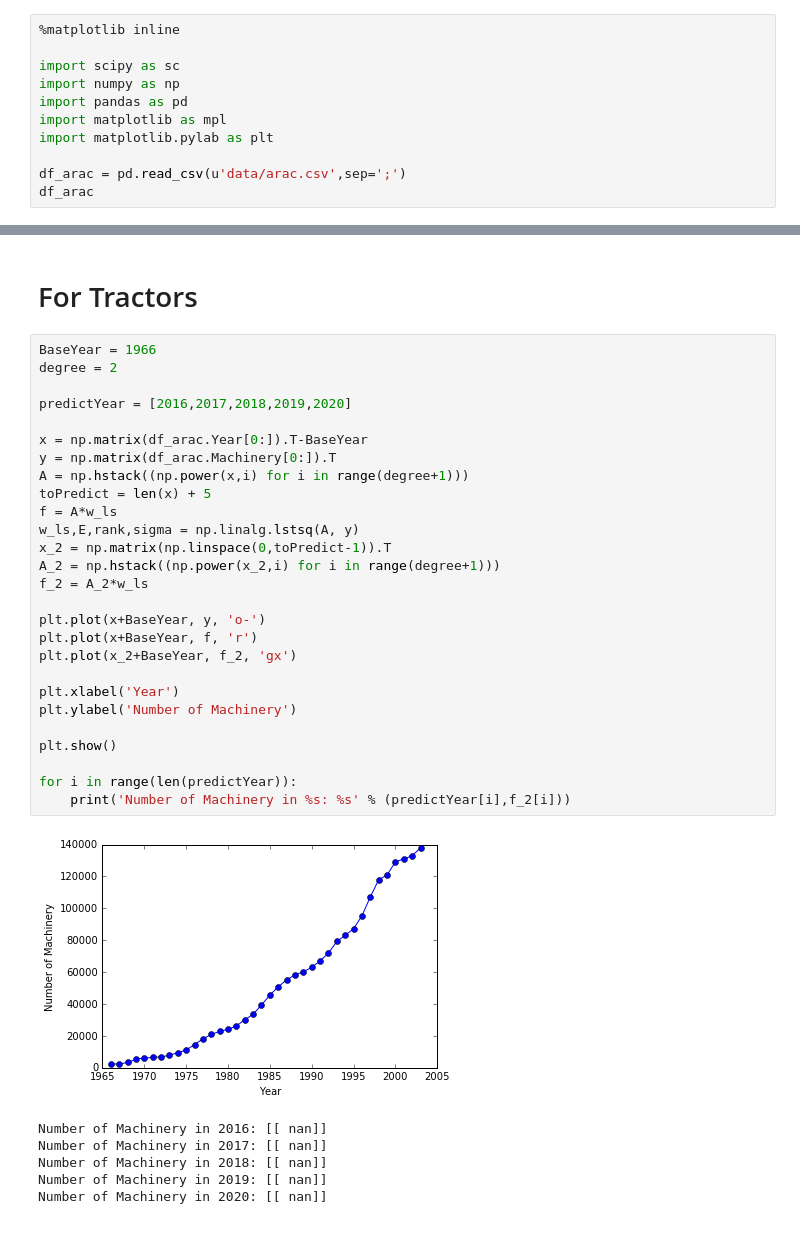
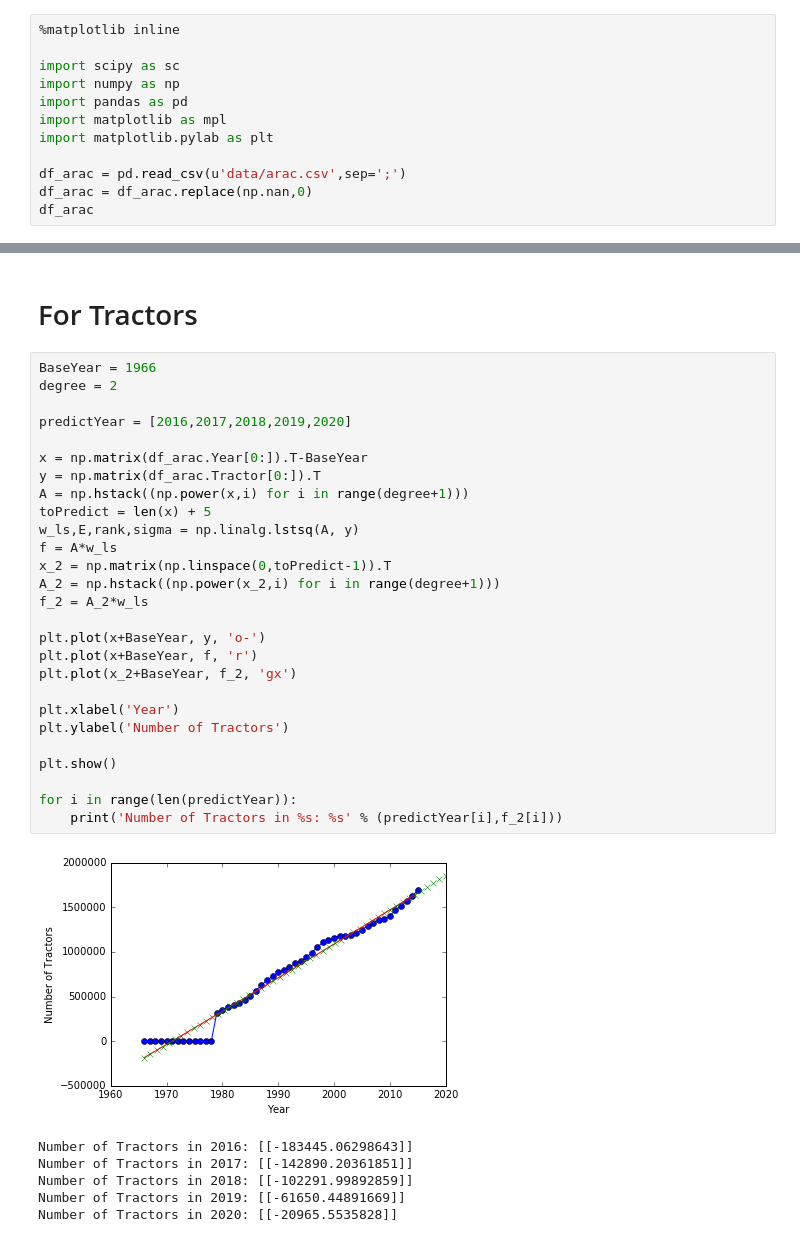
Before and after one commit to Bogazici-SWE546-Spring2016/SWE546_Assignment1, a Jupyter notebook: Assignment1.ipynb, the cells around one changed output, grey strips where cells are left out. Drawn from its saved outputs; the diff is of its cells as text.

Commit message:
Fixed NaN
Replaced NaN values with 0 and corrected Tractor graph

```diff
--- a/Assignment1.ipynb
+++ b/Assignment1.ipynb
@@ -38,6 +38,7 @@ import matplotlib as mpl
 import matplotlib.pylab as plt
 
 df_arac = pd.read_csv(u'data/arac.csv',sep=';')
+df_arac = df_arac.replace(np.nan,0)
 df_arac
 # %% [output]
 |  | Year | All | Car | Minibus | Bus | SmallTruck | Truck | Motorcycle | SpecialVehicles | ... |
@@ -350,34 +351,34 @@ Number of Machinery in 2020: [[ nan]]
 # %%
 BaseYear = 1966
 degree = 2
 
 predictYear = [2016,2017,2018,2019,2020]
 
 x = np.matrix(df_arac.Year[0:]).T-BaseYear
-y = np.matrix(df_arac.Machinery[0:]).T
+y = np.matrix(df_arac.Tractor[0:]).T
 A = np.hstack((np.power(x,i) for i in range(degree+1)))
 toPredict = len(x) + 5
+w_ls,E,rank,sigma = np.linalg.lstsq(A, y)
 f = A*w_ls
-w_ls,E,rank,sigma = np.linalg.lstsq(A, y)
 x_2 = np.matrix(np.linspace(0,toPredict-1)).T
 A_2 = np.hstack((np.power(x_2,i) for i in range(degree+1)))
 f_2 = A_2*w_ls
 
 plt.plot(x+BaseYear, y, 'o-')
 plt.plot(x+BaseYear, f, 'r')
 plt.plot(x_2+BaseYear, f_2, 'gx')
 
 plt.xlabel('Year')
-plt.ylabel('Number of Machinery')
+plt.ylabel('Number of Tractors')
 
 plt.show()
 
 for i in range(len(predictYear)):
-    print('Number of Machinery in %s: %s' % (predictYear[i],f_2[i]))
+    print('Number of Tractors in %s: %s' % (predictYear[i],f_2[i]))
 # %% [output]
-[figure, old version]
+[figure, new version]
-Number of Machinery in 2016: [[ nan]]
-Number of Machinery in 2017: [[ nan]]
-Number of Machinery in 2018: [[ nan]]
-Number of Machinery in 2019: [[ nan]]
-Number of Machinery in 2020: [[ nan]]
+Number of Tractors in 2016: [[-183445.06298643]]
+Number of Tractors in 2017: [[-142890.20361851]]
+Number of Tractors in 2018: [[-102291.99892859]]
+Number of Tractors in 2019: [[-61650.44891669]]
+Number of Tractors in 2020: [[-20965.5535828]]
```
Also changed, not shown: parts of 1 cell of this notebook.
